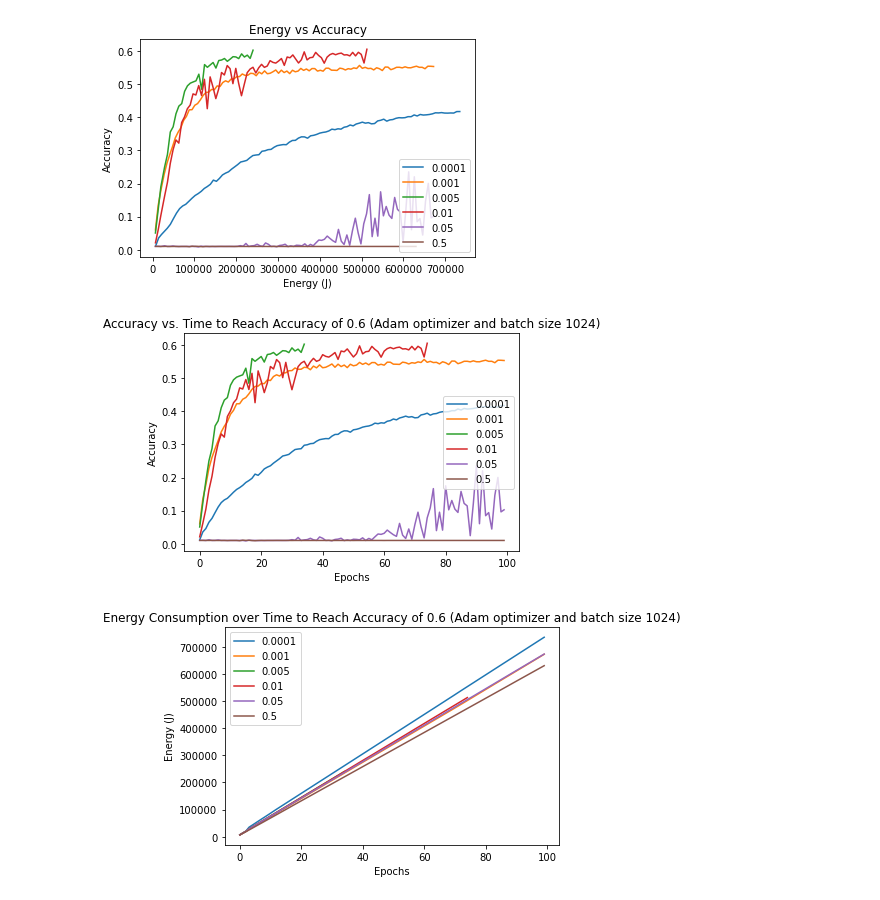
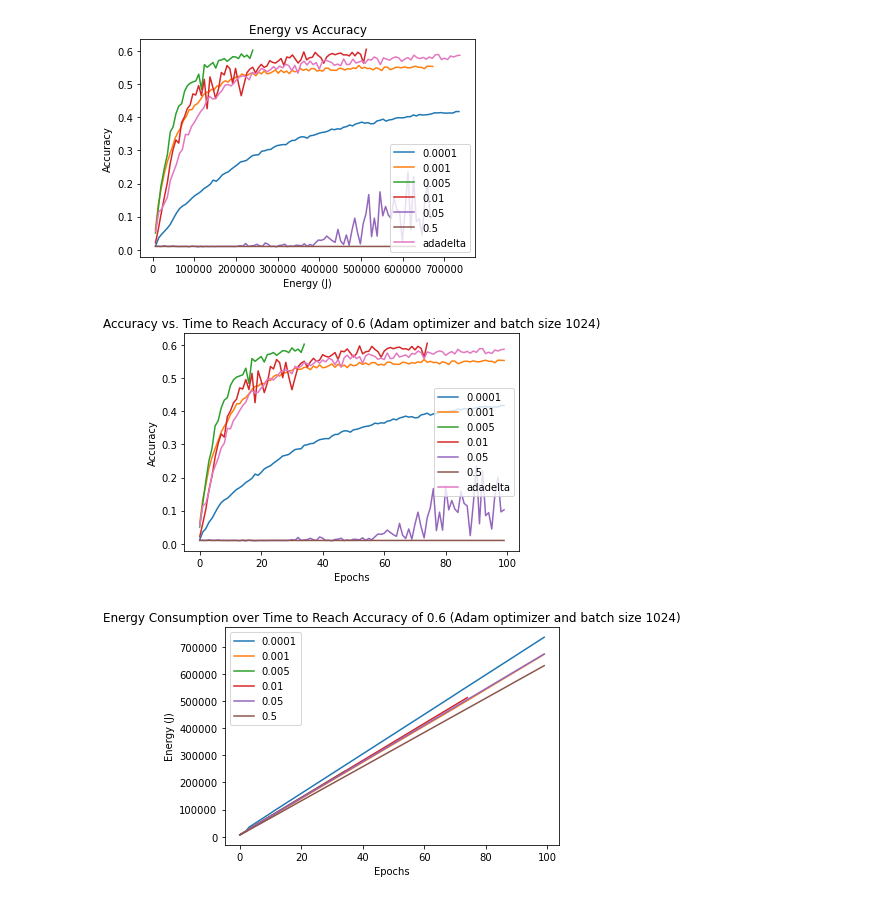
Before and after one commit to matchaginseng/automatic-bassoon, a Jupyter notebook: plots/shufflenetv2_bs1024_adam_sweep/shufflenetv2_bs1024_adam_sweep.ipynb, the cells around one changed output. Drawn from its saved outputs; the diff is of its cells as text; code cells hidden in the pictures.

```diff
--- a/plots/shufflenetv2_bs1024_adam_sweep/shufflenetv2_bs1024_adam_sweep.ipynb
+++ b/plots/shufflenetv2_bs1024_adam_sweep/shufflenetv2_bs1024_adam_sweep.ipynb
@@ -4,7 +4,7 @@ import pandas as pd
 # %%
 files = [
     "lr_0.0001_adam_bs1024.txt", "lr_0.001_adam_bs1024.txt", "lr_0.005_adam_bs1024.txt", "lr_0.01_adam_bs1024.txt",
-    "lr_0.05_adam_bs1024.txt", "lr_0.5_adam_bs1024.txt"]
+    "lr_0.05_adam_bs1024.txt", "lr_0.5_adam_bs1024.txt", 'adadelta.txt']
 
 ACC = "Accuracy: "
 TIME = ": time="
@@ -21,40 +21,40 @@ for file in files:
     time = []
     energy_cons = []
     with open(file) as f:
         line = f.readline()
         accuracy = 0
         while line:
             if "Validation Epoch:" in line:
                 accuracy = float(line[line.index(ACC) + len(ACC): line.index("\n")])
                 acc.append(accuracy)
             elif "Up to epoch" in line:
                 if "epoch 0" not in line:
                     t = float(line[line.index(TIME) + len(TIME): line.index(ENERGY)])
                     energy = float(line[line.index(", energy=") + len(", energy="): line.index(", cost=")])
                     time.append(t)
                     energy_cons.append(energy)
 #                 if accuracy >= THRESHOLD and file not in recorded:
 #                     energy_time_06.append((energy, time, file))
 #                     recorded.add(file)
             line = f.readline()
     accuracies[file] = acc
     times[file] = time
     energy_consumption[file] = energy_cons
-    lr = file.split('_')[1]
+    lr = file.split('_')[1] if 'adam' in file else 'adadelta'
     plt.plot(energy_cons, acc, label=lr)
 
 plt.xlabel("Energy (J)")
 plt.ylabel("Accuracy")
 plt.title("Energy vs Accuracy")
 plt.legend(loc='best')
 plt.show()
 # %% [output]
-[figure, old version]
+[figure, new version]
 # %%
 for file in files:
     accuracy = accuracies[file]
     epochs = range(len(accuracy))
-    lr = file.split('_')[1]
+    lr = file.split('_')[1] if 'adam' in file else 'adadelta'
     plt.plot(epochs, accuracy, label=lr)
 plt.xlabel('Epochs')
 plt.ylabel('Accuracy')
@@ -62,7 +62,7 @@ plt.title('Accuracy vs. Time to Reach Accuracy of 0.6 (Adam optimizer and batch
 plt.legend(loc='right')
 plt.show()
 # %% [output]
-[figure, old version]
+[figure, new version]
 # %%
 for file in files:
     energy = energy_consumption[file]
```
Also changed, not shown: parts of 3 cells of this notebook.
